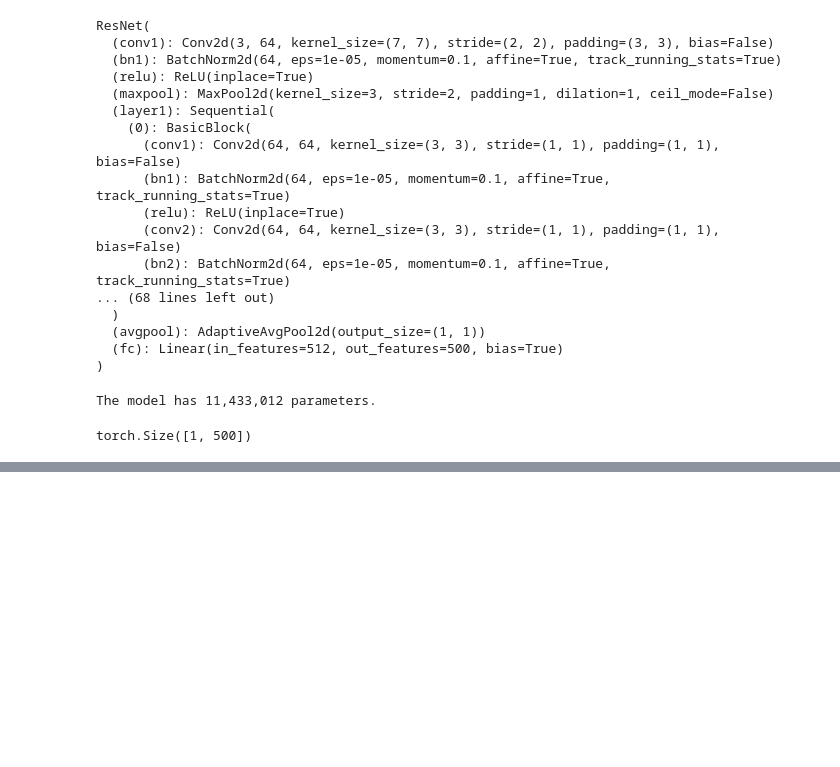
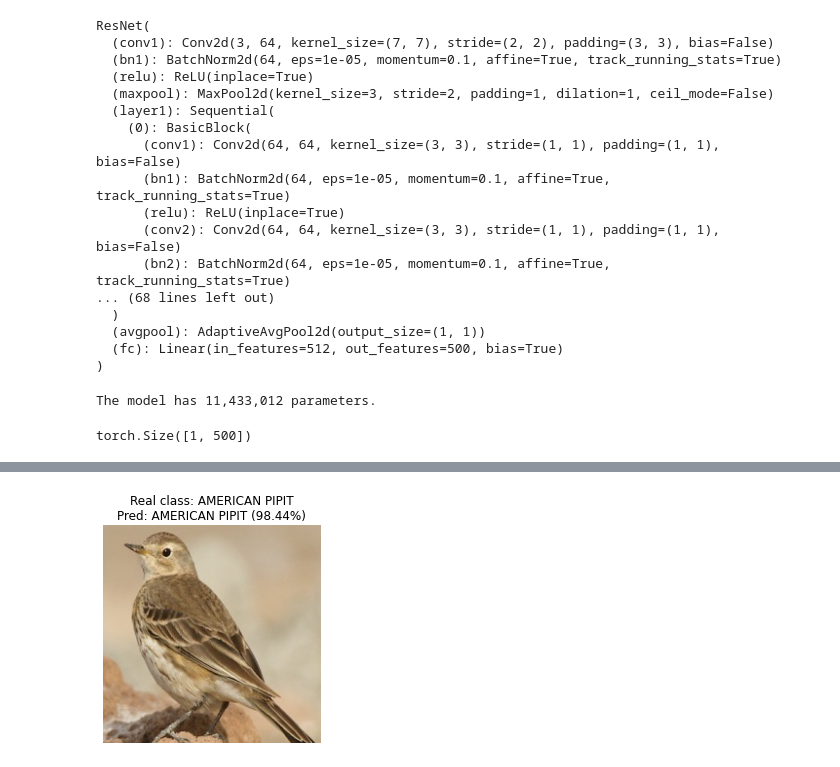
Before and after one commit to medso0018/BirdSpeciesClassifier, a Jupyter notebook: notebooks/birds_classification.ipynb, the cells around one changed output, grey strips where cells are left out. Saved outputs shown, nothing was run; the diff lists cells and outputs as text; code cells hidden in the pictures; blank space fills up the shorter version.

```diff
--- a/notebooks/birds_classification.ipynb
+++ b/notebooks/birds_classification.ipynb
@@ -266,12 +245,15 @@ ResNet(
 # %%
+# Load the saved model
+model = torch.load('./model_epoch9.pth')
+model.to(device)
+
 # Validation loop
 model.eval()  # Set the model to evaluation mode
 test_loss = 0.0
 test_correct = 0
 total = 0
 with torch.no_grad():
-    for i, data in enumerate(test_dataloader):
-        images, labels = data
+    for i, (images, labels) in enumerate(test_dataloader):
         outputs = model(images.to(device))
         loss = loss_fct(outputs.to(device), labels.to(device))
         test_loss += loss.item()
@@ -284,0 +267,17 @@ Test Loss: 0.208, Test Accuracy: 93.56%
+# %%
+def predict_fn(input):
+    # Set the model to evaluation mode
+    model.eval()
+    # Make predictions on the input data
+    with torch.no_grad():
+        return nn.functional.softmax(model(input), dim=1)
+# %%
+img, label = TESTSET[100]
+prediction = predict_fn(img.view(1, *CONFIG.INPUT_SHAPE).to(device))
+p, p_label = torch.max(prediction, 1)
+plt.imshow(img.permute(1, 2, 0))
+plt.axis('off')
+plt.title(f'Real class: {TESTSET.classes[label]}\nPred: {TESTSET.classes[label]} ({100 * p[0].item():.2f}%)')
+plt.show()
+# %% [output]
+[figure, added]
```
Also changed, not shown: parts of 14 cells of this notebook.
